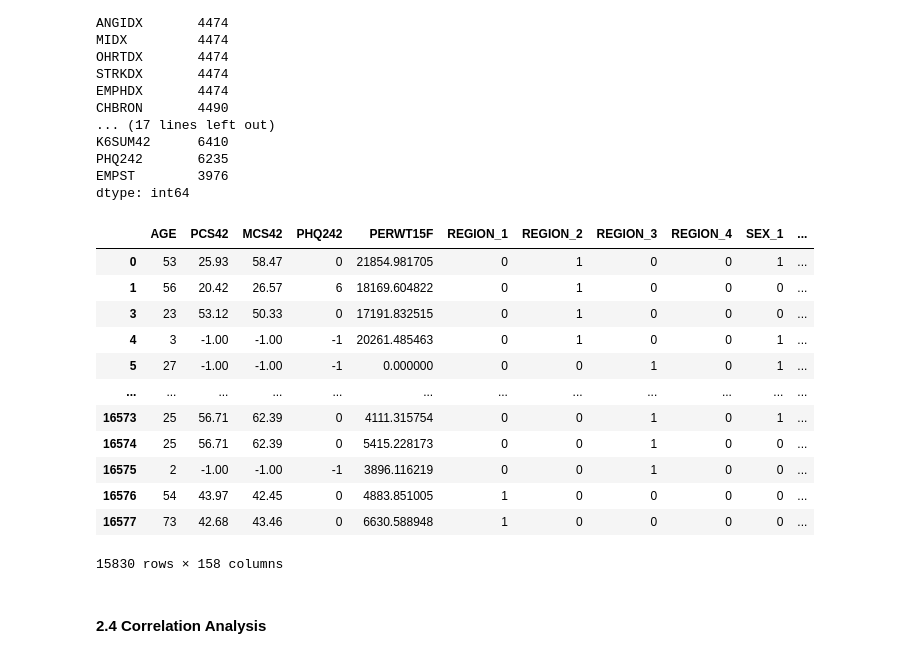
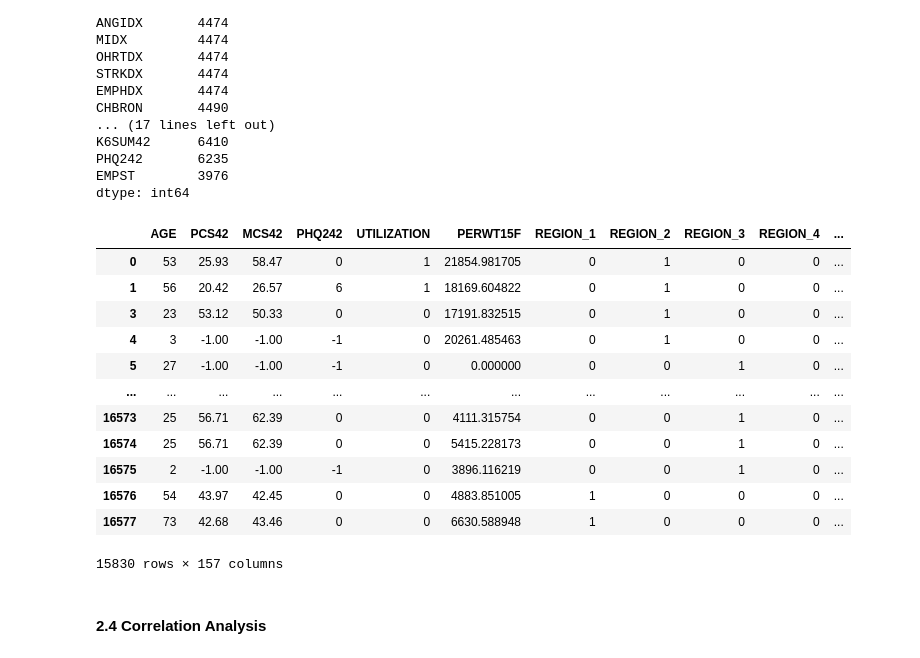
Before and after one commit to Cao1224/replication-project-AIF360, a Jupyter notebook: replication_project.ipynb, the cells around one changed output. Cells and saved outputs as stored; diff of their text form; code cells hidden in the pictures.

```diff
--- a/replication_project.ipynb
+++ b/replication_project.ipynb
@@ -511,22 +511,22 @@ EMPST        3976
 dtype: int64
 # %%
 # Applying One Hot Encoding and ignores columns that are numerical
-df_panel_19_onehot = pd.get_dummies(df_panel_19_numeric, dtype=int, columns=[col for col in df_panel_19_numeric.columns if not col in ['AGE', 'PCS42','MCS42', 'PHQ242', 'PERWT15F']])
+df_panel_19_onehot = pd.get_dummies(df_panel_19_numeric, dtype=int, columns=[col for col in df_panel_19_numeric.columns if not col in ['AGE', 'PCS42','MCS42', 'PHQ242', 'PERWT15F', 'UTILIZATION']])
 df_panel_19_onehot
 # %% [output]
-|  | AGE | PCS42 | MCS42 | PHQ242 | PERWT15F | REGION_1 | REGION_2 | REGION_3 | REGION_4 | SEX_1 | ... |
-| 0 | 53 | 25.93 | 58.47 | 0 | 21854.981705 | 0 | 1 | 0 | 0 | 1 | ... |
-| 1 | 56 | 20.42 | 26.57 | 6 | 18169.604822 | 0 | 1 | 0 | 0 | 0 | ... |
-| 3 | 23 | 53.12 | 50.33 | 0 | 17191.832515 | 0 | 1 | 0 | 0 | 0 | ... |
-| 4 | 3 | -1.00 | -1.00 | -1 | 20261.485463 | 0 | 1 | 0 | 0 | 1 | ... |
-| 5 | 27 | -1.00 | -1.00 | -1 | 0.000000 | 0 | 0 | 1 | 0 | 1 | ... |
+|  | AGE | PCS42 | MCS42 | PHQ242 | UTILIZATION | PERWT15F | REGION_1 | REGION_2 | REGION_3 | REGION_4 | ... |
+| 0 | 53 | 25.93 | 58.47 | 0 | 1 | 21854.981705 | 0 | 1 | 0 | 0 | ... |
+| 1 | 56 | 20.42 | 26.57 | 6 | 1 | 18169.604822 | 0 | 1 | 0 | 0 | ... |
+| 3 | 23 | 53.12 | 50.33 | 0 | 0 | 17191.832515 | 0 | 1 | 0 | 0 | ... |
+| 4 | 3 | -1.00 | -1.00 | -1 | 0 | 20261.485463 | 0 | 1 | 0 | 0 | ... |
+| 5 | 27 | -1.00 | -1.00 | -1 | 0 | 0.000000 | 0 | 0 | 1 | 0 | ... |
 | ... | ... | ... | ... | ... | ... | ... | ... | ... | ... | ... | ... |
-| 16573 | 25 | 56.71 | 62.39 | 0 | 4111.315754 | 0 | 0 | 1 | 0 | 1 | ... |
-| 16574 | 25 | 56.71 | 62.39 | 0 | 5415.228173 | 0 | 0 | 1 | 0 | 0 | ... |
-| 16575 | 2 | -1.00 | -1.00 | -1 | 3896.116219 | 0 | 0 | 1 | 0 | 0 | ... |
-| 16576 | 54 | 43.97 | 42.45 | 0 | 4883.851005 | 1 | 0 | 0 | 0 | 0 | ... |
-| 16577 | 73 | 42.68 | 43.46 | 0 | 6630.588948 | 1 | 0 | 0 | 0 | 0 | ... |
+| 16573 | 25 | 56.71 | 62.39 | 0 | 0 | 4111.315754 | 0 | 0 | 1 | 0 | ... |
+| 16574 | 25 | 56.71 | 62.39 | 0 | 0 | 5415.228173 | 0 | 0 | 1 | 0 | ... |
+| 16575 | 2 | -1.00 | -1.00 | -1 | 0 | 3896.116219 | 0 | 0 | 1 | 0 | ... |
+| 16576 | 54 | 43.97 | 42.45 | 0 | 0 | 4883.851005 | 1 | 0 | 0 | 0 | ... |
+| 16577 | 73 | 42.68 | 43.46 | 0 | 0 | 6630.588948 | 1 | 0 | 0 | 0 | ... |
-15830 rows × 158 columns
+15830 rows × 157 columns
 # %% [markdown]
 #### 2.4 Correlation Analysis
 # %%
```
Also changed, not shown: parts of 23 cells of this notebook.
